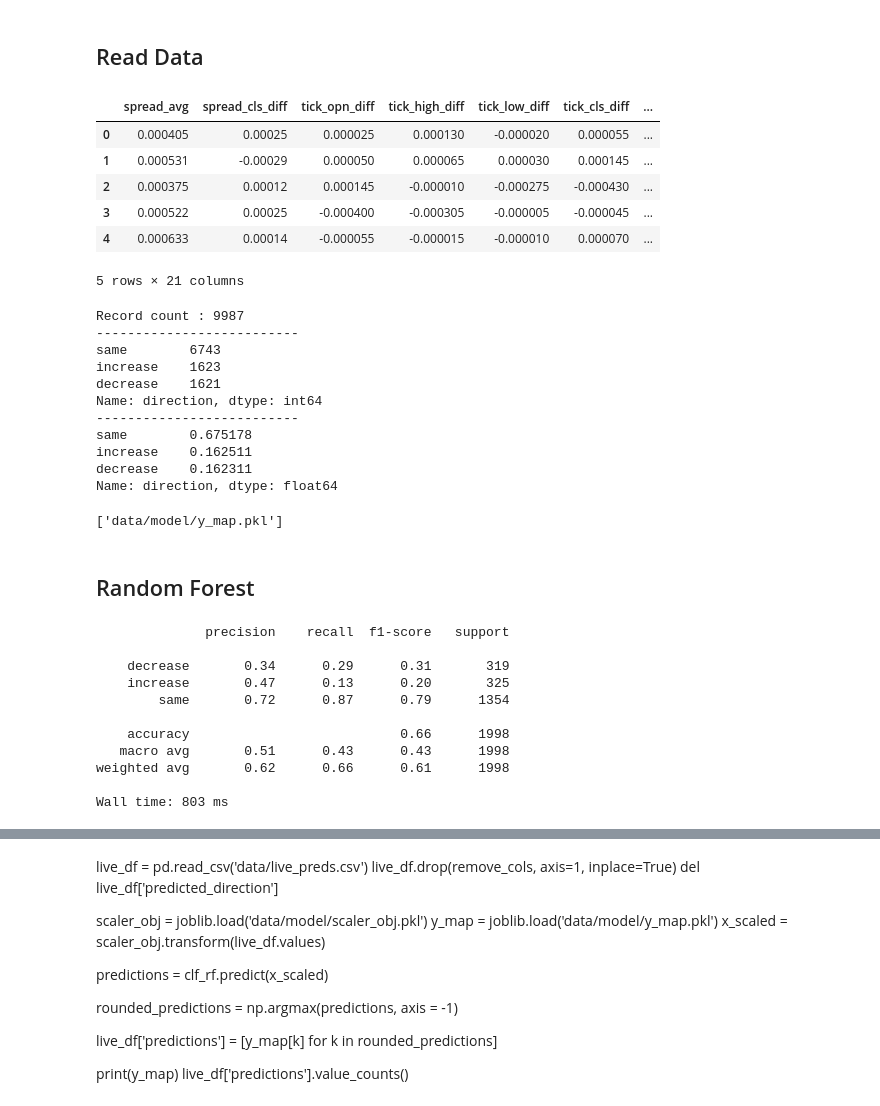
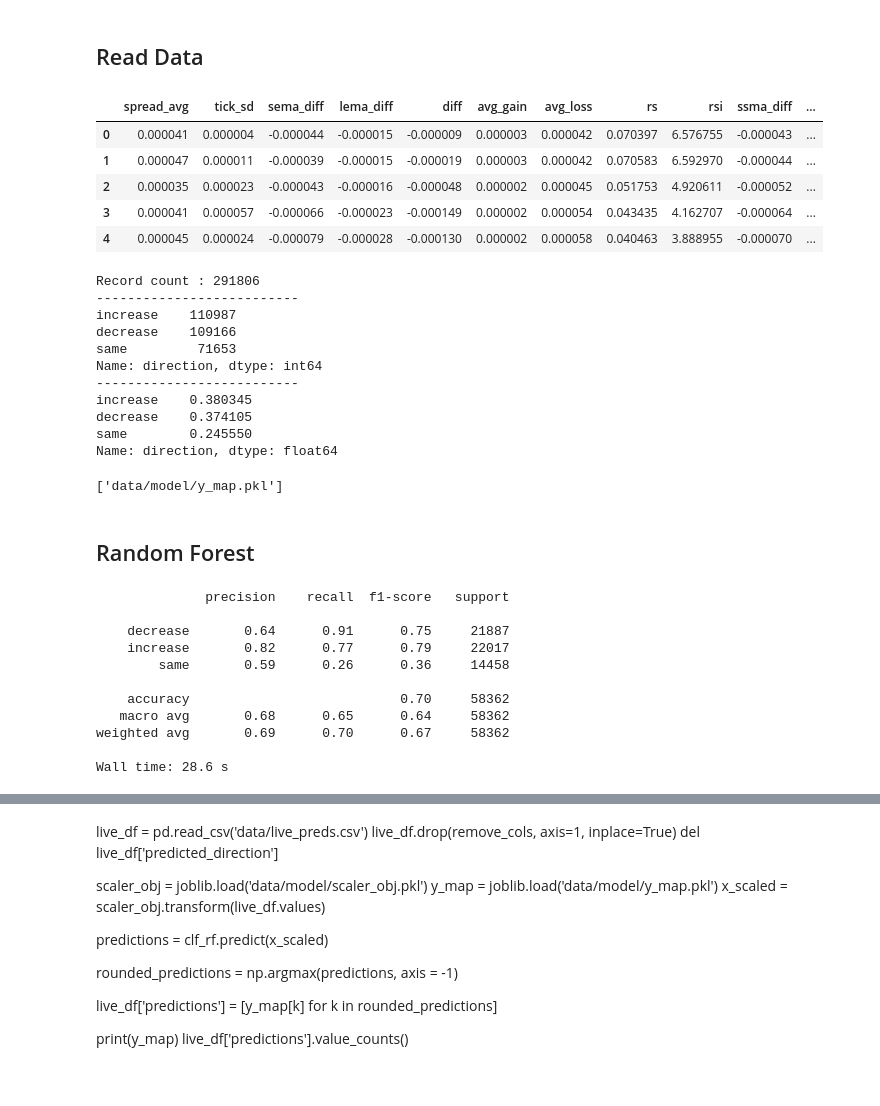
Before and after one commit to ramkumarr02/Oanda_Trading, a Jupyter notebook: model_rf_v1.1.ipynb, the cells around one changed output, grey strips where cells are left out. Cells and saved outputs as stored; diff of their text form; code cells hidden in the pictures.

```diff
--- a/model_rf_v1.1.ipynb
+++ b/model_rf_v1.1.ipynb
@@ -93,32 +93,31 @@ file_name = 'tab_tick'
 #file_name = 'full_tab_tick'
 # %%
 df = pd.read_csv('data/'+file_name+'_2019.csv')
-#df.drop(remove_cols, axis=1, inplace=True)
+df.drop(remove_cols, axis=1, inplace=True)
 df.head(5)
 # %% [output]
-|  | spread_avg | spread_cls_diff | tick_opn_diff | tick_high_diff | tick_low_diff | tick_cls_diff | ... |
-| 0 | 0.000405 | 0.00025 | 0.000025 | 0.000130 | -0.000020 | 0.000055 | ... |
-| 1 | 0.000531 | -0.00029 | 0.000050 | 0.000065 | 0.000030 | 0.000145 | ... |
-| 2 | 0.000375 | 0.00012 | 0.000145 | -0.000010 | -0.000275 | -0.000430 | ... |
-| 3 | 0.000522 | 0.00025 | -0.000400 | -0.000305 | -0.000005 | -0.000045 | ... |
-| 4 | 0.000633 | 0.00014 | -0.000055 | -0.000015 | -0.000010 | 0.000070 | ... |
+|  | spread_avg | tick_sd | sema_diff | lema_diff | diff | avg_gain | avg_loss | rs | rsi | ssma_diff | ... |
+| 0 | 0.000041 | 0.000004 | -0.000044 | -0.000015 | -0.000009 | 0.000003 | 0.000042 | 0.070397 | 6.576755 | -0.000043 | ... |
+| 1 | 0.000047 | 0.000011 | -0.000039 | -0.000015 | -0.000019 | 0.000003 | 0.000042 | 0.070583 | 6.592970 | -0.000044 | ... |
+| 2 | 0.000035 | 0.000023 | -0.000043 | -0.000016 | -0.000048 | 0.000002 | 0.000045 | 0.051753 | 4.920611 | -0.000052 | ... |
+| 3 | 0.000041 | 0.000057 | -0.000066 | -0.000023 | -0.000149 | 0.000002 | 0.000054 | 0.043435 | 4.162707 | -0.000064 | ... |
+| 4 | 0.000045 | 0.000024 | -0.000079 | -0.000028 | -0.000130 | 0.000002 | 0.000058 | 0.040463 | 3.888955 | -0.000070 | ... |
-5 rows × 21 columns
 # %%
 target_col = 'direction'
 x_scaled, y_encoded, y_map, scaler_obj = data_prep(df, apply_smote = False)
 joblib.dump(scaler_obj, 'data/model/scaler_obj.pkl')
 joblib.dump(y_map, 'data/model/y_map.pkl')
 # %% [output]
-Record count : 9987
+Record count : 291806
 --------------------------
-same        6743
-increase    1623
-decrease    1621
+increase    110987
+decrease    109166
+same         71653
 Name: direction, dtype: int64
 --------------------------
-same        0.675178
-increase    0.162511
-decrease    0.162311
+increase    0.380345
+decrease    0.374105
+same        0.245550
 Name: direction, dtype: float64
 ['data/model/y_map.pkl']
 # %%
@@ -138,14 +137,14 @@ print(classification_report(rounded_valid_y, rounded_predictions, target_names =
 # %% [output]
               precision    recall  f1-score   support
 
-    decrease       0.34      0.29      0.31       319
-    increase       0.47      0.13      0.20       325
-        same       0.72      0.87      0.79      1354
+    decrease       0.64      0.91      0.75     21887
+    increase       0.82      0.77      0.79     22017
+        same       0.59      0.26      0.36     14458
 
-    accuracy                           0.66      1998
-   macro avg       0.51      0.43      0.43      1998
-weighted avg       0.62      0.66      0.61      1998
+    accuracy                           0.70     58362
+   macro avg       0.68      0.65      0.64     58362
+weighted avg       0.69      0.70      0.67     58362
 
-Wall time: 803 ms
+Wall time: 28.6 s
 # %%
 df1 = pd.read_csv('data/'+file_name+'_2018.csv')
```
Also changed, not shown: parts of 2 cells of this notebook, 5 other files.
